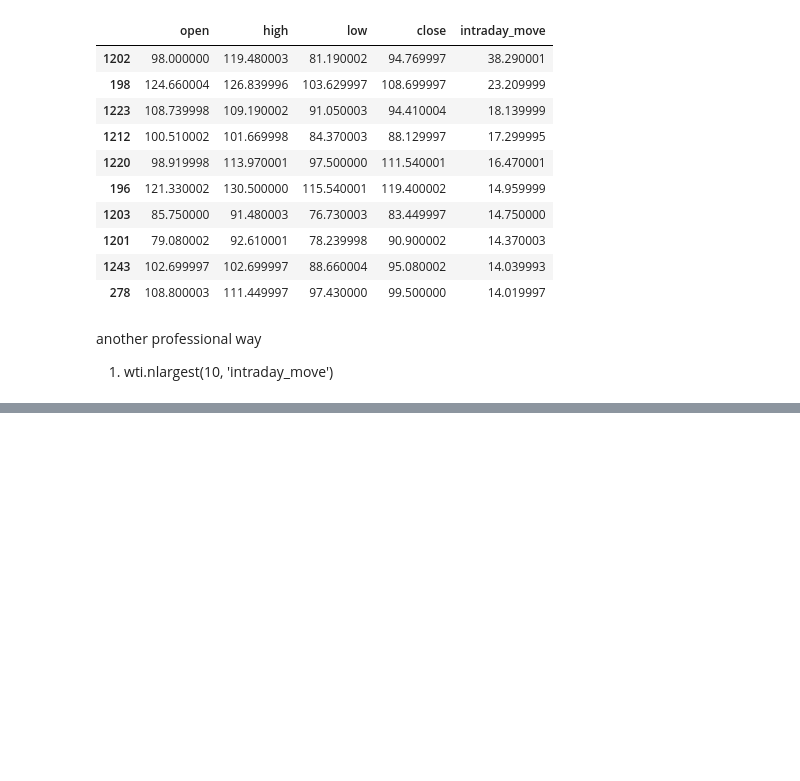
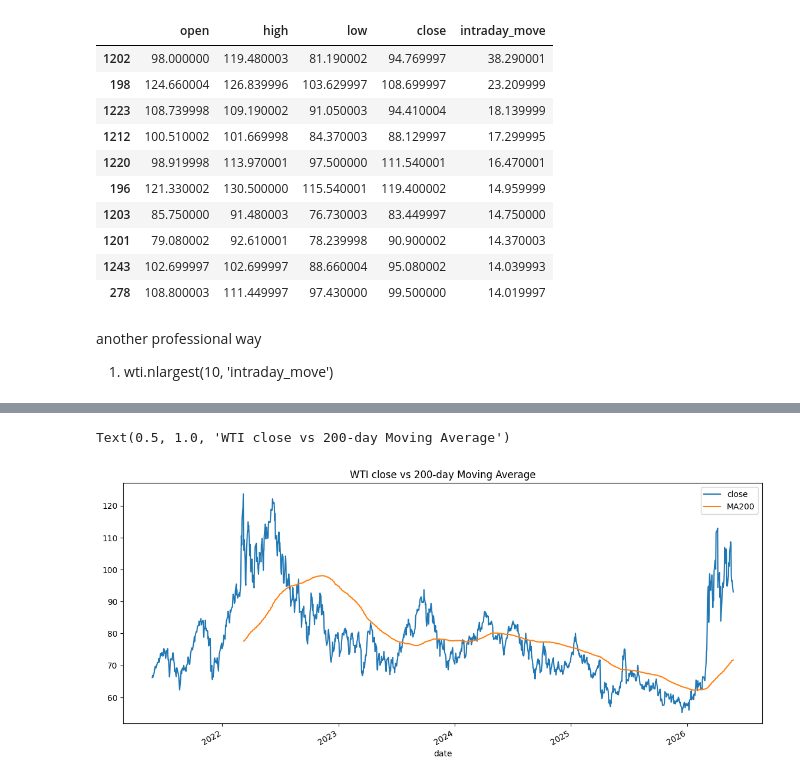
Before and after one commit to farzanekram07/oil-price-trend-analysis, a Jupyter notebook: 01_yahoo_finance_data_loading.ipynb, the cells around one changed output, grey strips where cells are left out. Saved outputs shown, nothing was run; the diff lists cells and outputs as text; code cells hidden in the pictures; blank space fills up the shorter version.

```diff
--- a/01_yahoo_finance_data_loading.ipynb
+++ b/01_yahoo_finance_data_loading.ipynb
@@ -329,0 +496,8 @@ another professional way
+# %%
+#2 30-day moving average
+wti['MA200'] = wti['close'].rolling(200).mean()
+wti[['close', 'MA200']].plot(figsize= (14,6))
+plt.title("WTI close vs 200-day Moving Average")
+# %% [output]
+Text(0.5, 1.0, 'WTI close vs 200-day Moving Average')
+[figure, added]
```
Also changed, not shown: parts of 24 cells of this notebook.
